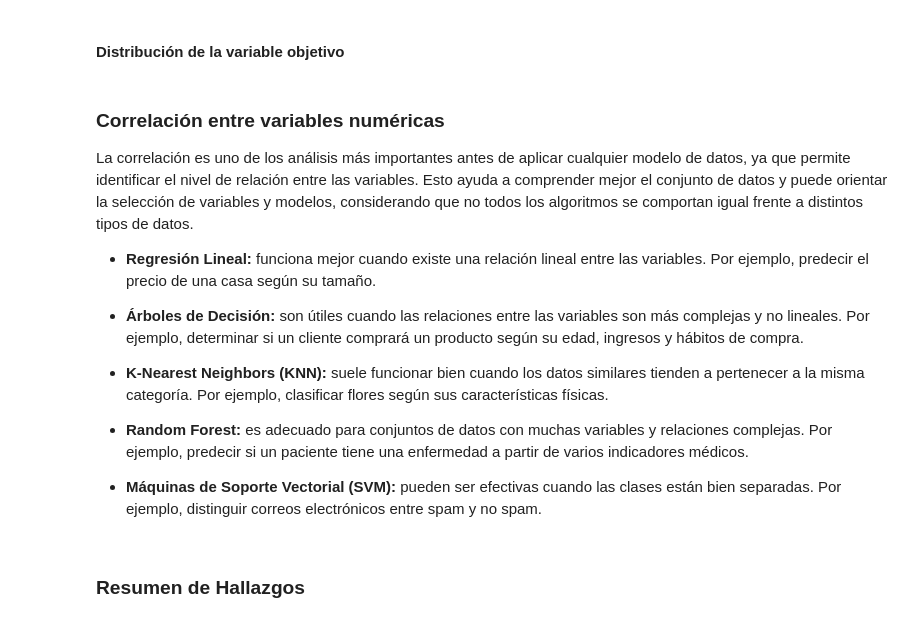
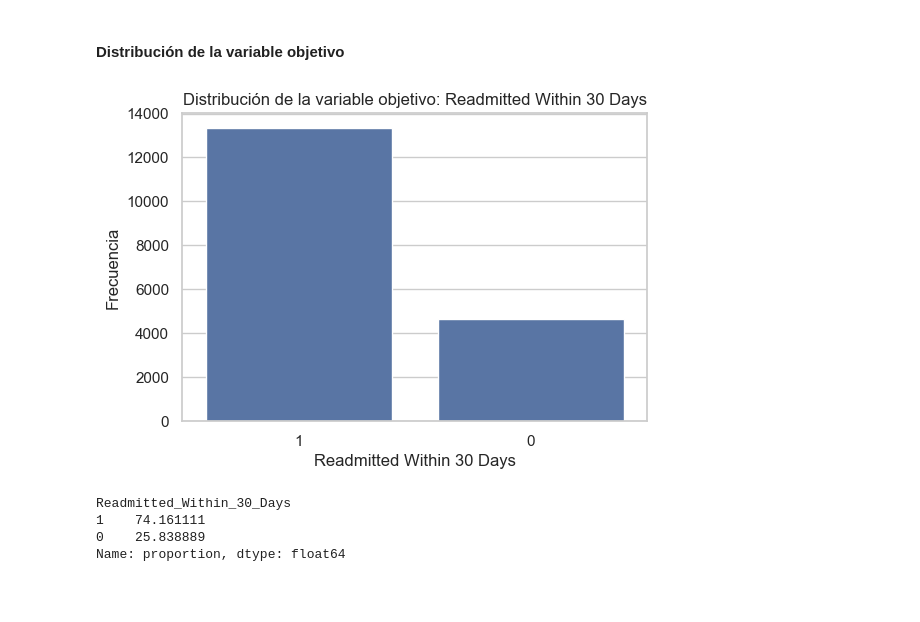
Before and after one commit to yurilealjaque/Skillnest-Data-Science-Proyecto-2, a Jupyter notebook: EDA/EDA_hospital_readmission_risk_dataset_2026_v1.ipynb, the cells around one changed output. Saved outputs shown, nothing was run; the diff lists cells and outputs as text; code cells hidden in the pictures; blank space fills up the shorter version.

```diff
--- a/EDA/EDA_hospital_readmission_risk_dataset_2026_v1.ipynb
+++ b/EDA/EDA_hospital_readmission_risk_dataset_2026_v1.ipynb
@@ -205,32 +520,14 @@ plt.show()
 # %% [markdown]
 #### **Distribución de la variable objetivo**
 # %%
+# Distribución de la variable objetivo
 plt.figure(figsize=(6, 4))
 
-ax = sns.countplot(data=df, x='Churn', palette='Set2')
+sns.countplot(data=df,x="Readmitted_Within_30_Days",order=df["Readmitted_Within_30_Days"].value_counts().index)
 
-for p in ax.patches:
-    ax.text(
-        p.get_x() + p.get_width()/2,
-        p.get_height(),
-        int(p.get_height()),
-        ha='center'
-    )
-
-plt.title('Distribución de Abandono (Churn)')
-plt.ylabel('Cantidad de Miembros')
+plt.title("Distribución de la variable objetivo: Readmitted Within 30 Days")
+plt.xlabel("Readmitted Within 30 Days")
+plt.ylabel("Frecuencia")
 plt.show()
+# %% [output]
+[figure, added]
-# %% [markdown]
-### **Correlación entre variables numéricas**
-
-La correlación es uno de los análisis más importantes antes de aplicar cualquier modelo de datos, ya que permite identificar el nivel de relación entre las variables. Esto ayuda a comprender mejor el conjunto de datos y puede orientar la selección de variables y modelos, considerando que no todos los algoritmos se comportan igual frente a distintos tipos de datos.
-
-- **Regresión Lineal:** funciona mejor cuando existe una relación lineal entre las variables. Por ejemplo, predecir el precio de una casa según su tamaño.
-
-* **Árboles de Decisión:** son útiles cuando las relaciones entre las variables son más complejas y no lineales. Por ejemplo, determinar si un cliente comprará un producto según su edad, ingresos y hábitos de compra.
-
-* **K-Nearest Neighbors (KNN):** suele funcionar bien cuando los datos similares tienden a pertenecer a la misma categoría. Por ejemplo, clasificar flores según sus características físicas.
-
-* **Random Forest:** es adecuado para conjuntos de datos con muchas variables y relaciones complejas. Por ejemplo, predecir si un paciente tiene una enfermedad a partir de varios indicadores médicos.
-
-* **Máquinas de Soporte Vectorial (SVM):** pueden ser efectivas cuando las clases están bien separadas. Por ejemplo, distinguir correos electrónicos entre spam y no spam.
@@ -247,2 +534,8 @@ plt.show()
-# %% [markdown]
-### **Resumen de Hallazgos**
+# %%
+# Porcentaje de cada clase
+df["Readmitted_Within_30_Days"].value_counts(normalize=True) * 100
+# %% [output]
+Readmitted_Within_30_Days
+1    74.161111
+0    25.838889
+Name: proportion, dtype: float64
```
Also changed, not shown: parts of 72 cells of this notebook.
